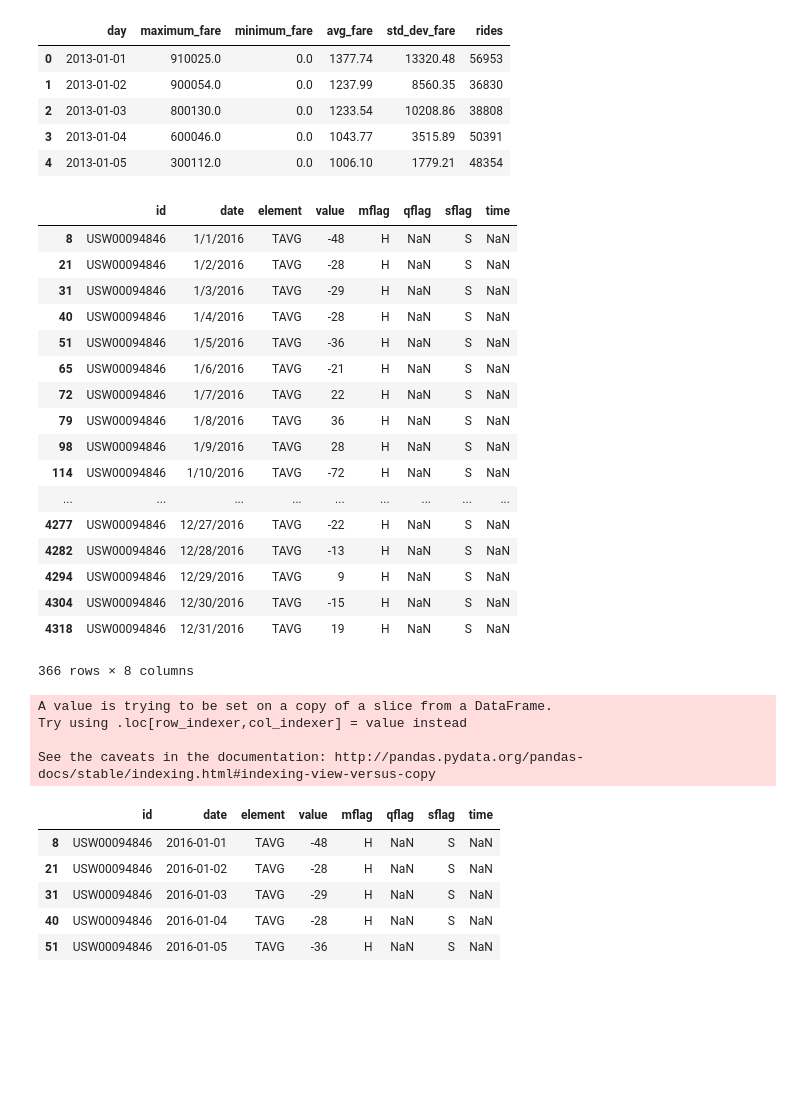
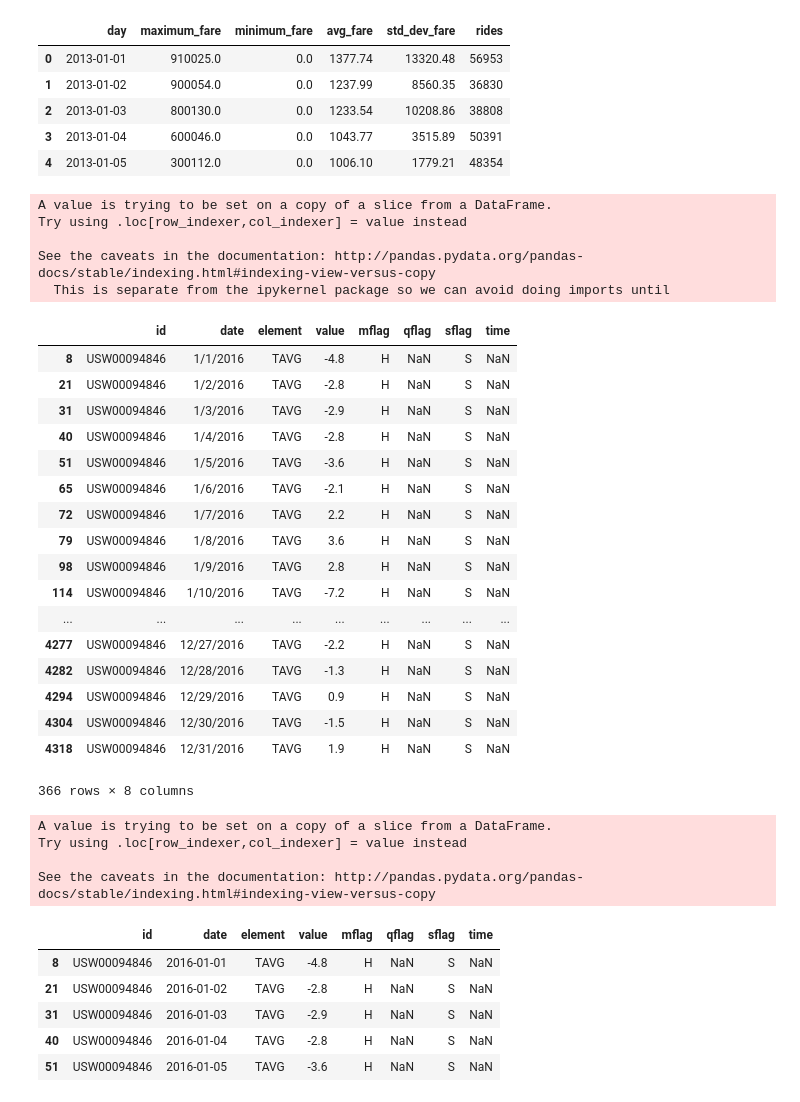
Before and after one commit to TechProject1/Transportation, a Jupyter notebook: TrafficDataAnalysisWithCorrectWeatherData.ipynb, the cells around one changed output. Cells and saved outputs as stored; diff of their text form; code cells hidden in the pictures; blank space fills up the shorter version.

```diff
--- a/TrafficDataAnalysisWithCorrectWeatherData.ipynb
+++ b/TrafficDataAnalysisWithCorrectWeatherData.ipynb
@@ -26,26 +26,32 @@ traffic_data['day']=pd.to_datetime(traffic_data['day'])
 # %%
 weather_data_frame=pd.read_csv('DataSets/2016_weather.csv')
 avg_temp_data_frame = weather_data_frame[weather_data_frame['element']=='TAVG']
+avg_temp_data_frame['value']= pd.to_numeric( avg_temp_data_frame['value']/10)
 avg_temp_data_frame
 # %% [output]
+A value is trying to be set on a copy of a slice from a DataFrame.
+Try using .loc[row_indexer,col_indexer] = value instead
+
+See the caveats in the documentation: http://pandas.pydata.org/pandas-docs/stable/indexing.html#indexing-view-versus-copy
+  This is separate from the ipykernel package so we can avoid doing imports until
 |  | id | date | element | value | mflag | qflag | sflag | time |
-| 8 | USW00094846 | 1/1/2016 | TAVG | -48 | H | NaN | S | NaN |
-| 21 | USW00094846 | 1/2/2016 | TAVG | -28 | H | NaN | S | NaN |
-| 31 | USW00094846 | 1/3/2016 | TAVG | -29 | H | NaN | S | NaN |
-| 40 | USW00094846 | 1/4/2016 | TAVG | -28 | H | NaN | S | NaN |
-| 51 | USW00094846 | 1/5/2016 | TAVG | -36 | H | NaN | S | NaN |
-| 65 | USW00094846 | 1/6/2016 | TAVG | -21 | H | NaN | S | NaN |
-| 72 | USW00094846 | 1/7/2016 | TAVG | 22 | H | NaN | S | NaN |
-| 79 | USW00094846 | 1/8/2016 | TAVG | 36 | H | NaN | S | NaN |
-| 98 | USW00094846 | 1/9/2016 | TAVG | 28 | H | NaN | S | NaN |
-| 114 | USW00094846 | 1/10/2016 | TAVG | -72 | H | NaN | S | NaN |
+| 8 | USW00094846 | 1/1/2016 | TAVG | -4.8 | H | NaN | S | NaN |
+| 21 | USW00094846 | 1/2/2016 | TAVG | -2.8 | H | NaN | S | NaN |
+| 31 | USW00094846 | 1/3/2016 | TAVG | -2.9 | H | NaN | S | NaN |
+| 40 | USW00094846 | 1/4/2016 | TAVG | -2.8 | H | NaN | S | NaN |
+| 51 | USW00094846 | 1/5/2016 | TAVG | -3.6 | H | NaN | S | NaN |
+| 65 | USW00094846 | 1/6/2016 | TAVG | -2.1 | H | NaN | S | NaN |
+| 72 | USW00094846 | 1/7/2016 | TAVG | 2.2 | H | NaN | S | NaN |
+| 79 | USW00094846 | 1/8/2016 | TAVG | 3.6 | H | NaN | S | NaN |
+| 98 | USW00094846 | 1/9/2016 | TAVG | 2.8 | H | NaN | S | NaN |
+| 114 | USW00094846 | 1/10/2016 | TAVG | -7.2 | H | NaN | S | NaN |
 | ... | ... | ... | ... | ... | ... | ... | ... | ... |
-| 4277 | USW00094846 | 12/27/2016 | TAVG | -22 | H | NaN | S | NaN |
-| 4282 | USW00094846 | 12/28/2016 | TAVG | -13 | H | NaN | S | NaN |
-| 4294 | USW00094846 | 12/29/2016 | TAVG | 9 | H | NaN | S | NaN |
-| 4304 | USW00094846 | 12/30/2016 | TAVG | -15 | H | NaN | S | NaN |
-| 4318 | USW00094846 | 12/31/2016 | TAVG | 19 | H | NaN | S | NaN |
+| 4277 | USW00094846 | 12/27/2016 | TAVG | -2.2 | H | NaN | S | NaN |
+| 4282 | USW00094846 | 12/28/2016 | TAVG | -1.3 | H | NaN | S | NaN |
+| 4294 | USW00094846 | 12/29/2016 | TAVG | 0.9 | H | NaN | S | NaN |
+| 4304 | USW00094846 | 12/30/2016 | TAVG | -1.5 | H | NaN | S | NaN |
+| 4318 | USW00094846 | 12/31/2016 | TAVG | 1.9 | H | NaN | S | NaN |
-366 rows × 8 columns
+366 rows × 8 columns
 # %%
 #Convert to DateTimeColumns
 avg_temp_data_frame['date']=pd.to_datetime(avg_temp_data_frame['date'])
@@ -56,11 +62,11 @@ Try using .loc[row_indexer,col_indexer] = value instead
 
 See the caveats in the documentation: http://pandas.pydata.org/pandas-docs/stable/indexing.html#indexing-view-versus-copy
 |  | id | date | element | value | mflag | qflag | sflag | time |
-| 8 | USW00094846 | 2016-01-01 | TAVG | -48 | H | NaN | S | NaN |
-| 21 | USW00094846 | 2016-01-02 | TAVG | -28 | H | NaN | S | NaN |
-| 31 | USW00094846 | 2016-01-03 | TAVG | -29 | H | NaN | S | NaN |
-| 40 | USW00094846 | 2016-01-04 | TAVG | -28 | H | NaN | S | NaN |
-| 51 | USW00094846 | 2016-01-05 | TAVG | -36 | H | NaN | S | NaN |
+| 8 | USW00094846 | 2016-01-01 | TAVG | -4.8 | H | NaN | S | NaN |
+| 21 | USW00094846 | 2016-01-02 | TAVG | -2.8 | H | NaN | S | NaN |
+| 31 | USW00094846 | 2016-01-03 | TAVG | -2.9 | H | NaN | S | NaN |
+| 40 | USW00094846 | 2016-01-04 | TAVG | -2.8 | H | NaN | S | NaN |
+| 51 | USW00094846 | 2016-01-05 | TAVG | -3.6 | H | NaN | S | NaN |
 # %%
 merged_data = pd.merge(traffic_data, avg_temp_data_frame, left_on='day', right_on='date')
 merged_data
```
Also changed, not shown: parts of 2 cells of this notebook, 1 other file.
